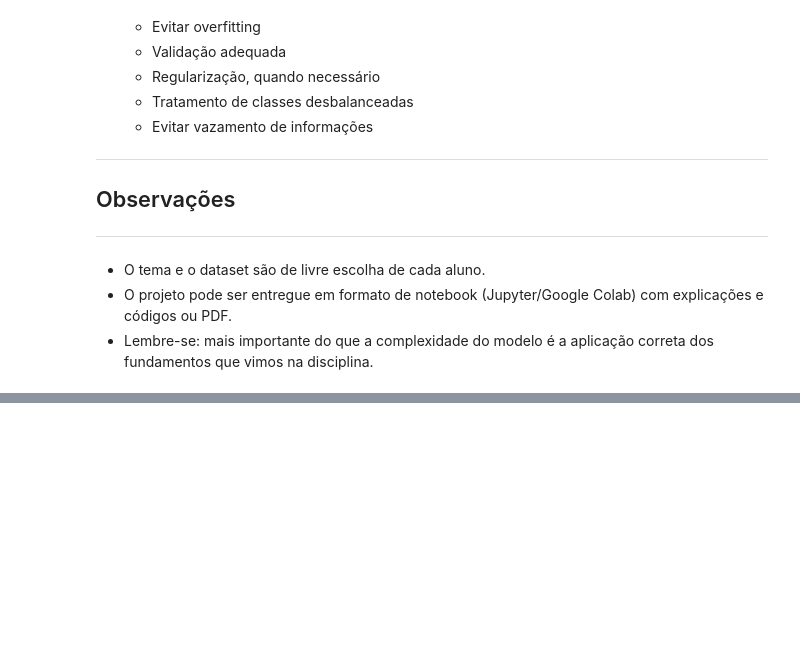
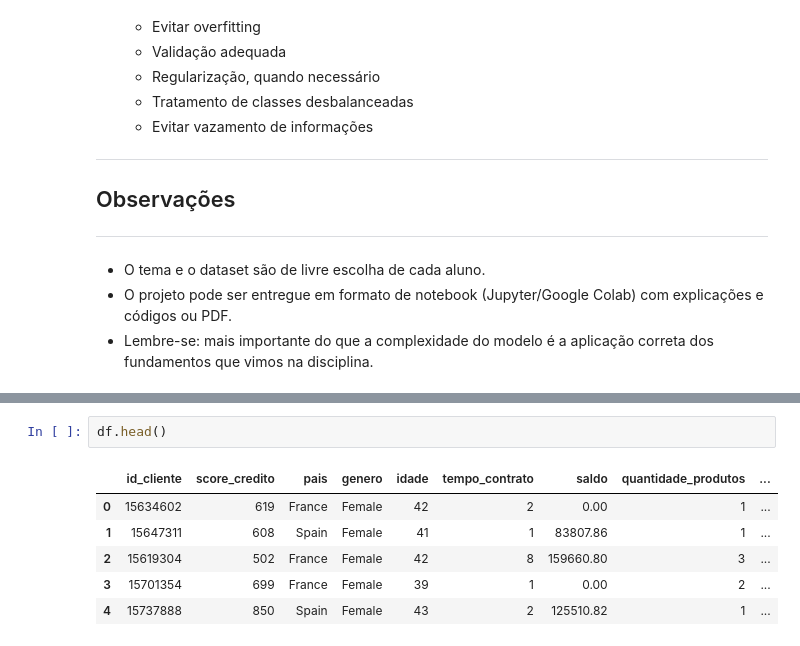
Before and after one commit to hrsJesus/projeto-fundamentos-ml, a Jupyter notebook: projeto.ipynb, the cells around one changed output, grey strips where cells are left out. Drawn from its saved outputs; the diff is of its cells as text; blank space fills up the shorter version.

```diff
--- a/projeto.ipynb
+++ b/projeto.ipynb
@@ -78,0 +126,9 @@ memory usage: 937.6+ KB
+# %%
+df.head()
+# %% [output]
+|  | id_cliente | score_credito | pais | genero | idade | tempo_contrato | saldo | quantidade_produtos | ... |
+| 0 | 15634602 | 619 | France | Female | 42 | 2 | 0.00 | 1 | ... |
+| 1 | 15647311 | 608 | Spain | Female | 41 | 1 | 83807.86 | 1 | ... |
+| 2 | 15619304 | 502 | France | Female | 42 | 8 | 159660.80 | 3 | ... |
+| 3 | 15701354 | 699 | France | Female | 39 | 1 | 0.00 | 2 | ... |
+| 4 | 15737888 | 850 | Spain | Female | 43 | 2 | 125510.82 | 1 | ... |
```
Also changed, not shown: parts of 17 cells of this notebook, 1 other file.
